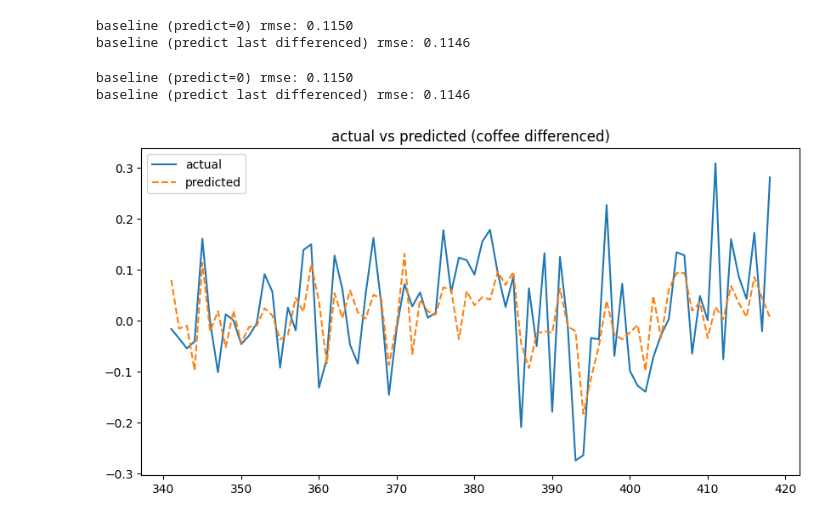
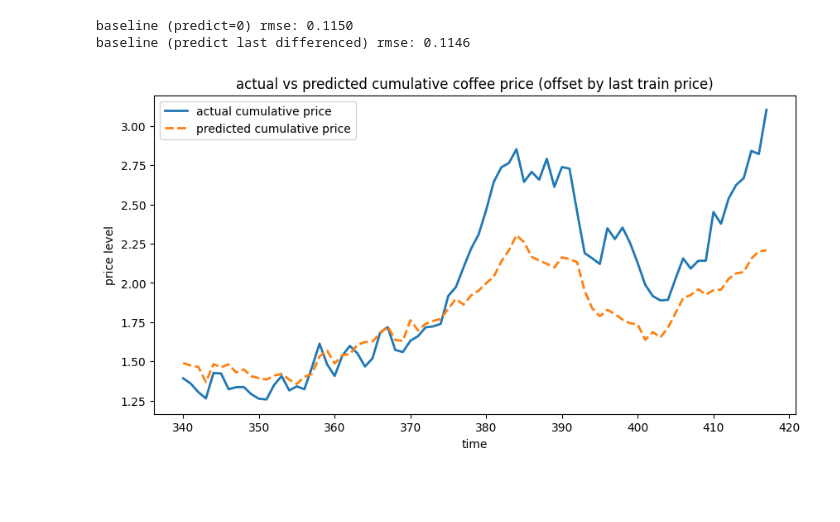
Before and after one commit to NicolasMSalas/eco395m_ml_coffee_trees, a Jupyter notebook: code/ridge_regression.ipynb, the cells around one changed output. Saved outputs shown, nothing was run; the diff lists cells and outputs as text; code cells hidden in the pictures; blank space fills up the shorter version.

Commit message:
updated ridge regression with correct graph

```diff
--- a/code/ridge_regression.ipynb
+++ b/code/ridge_regression.ipynb
@@ -11,15 +11,17 @@ from sklearn.experimental import enable_iterative_imputer
 from sklearn.impute import IterativeImputer
 # %%
 csv_path = os.path.abspath(os.path.join(os.getcwd(), '..', 'clean_data', 'main_df_clean.csv'))
-df = pd.read_csv(csv_path)
+df_original = pd.read_csv(csv_path)
 
-df["Date"] = pd.to_datetime(df["Date"], errors="coerce", format="%m/%Y")
-df["Date"] = pd.PeriodIndex(df["Date"], freq="M")
-df = df.sort_values("Date")
+df_original["Date"] = pd.to_datetime(df_original["Date"], errors="coerce", format="%m/%Y")
+df_original["Date"] = pd.PeriodIndex(df_original["Date"], freq="M")
+df_original = df_original.sort_values("Date").reset_index(drop=True)
 
+df = df_original.copy()
 numeric_cols = df.select_dtypes(include=[np.number]).columns
+
 df[numeric_cols] = df[numeric_cols].diff()
-df = df.iloc[1:]
+df = df.iloc[1:].reset_index(drop=True)
 
 df = df.dropna(axis='columns', how='all')
 
@@ -30,4 +32,7 @@ test_df = df.iloc[split_idx:].copy()
 imputer = IterativeImputer(random_state=42)
 train_df[numeric_cols] = imputer.fit_transform(train_df[numeric_cols])
 test_df[numeric_cols] = imputer.transform(test_df[numeric_cols])
+
+train_last_date = train_df["Date"].iloc[-1]
+last_train_price = df_original.loc[df_original["Date"] == train_last_date, "Coffee"].values[0]
 # %%
@@ -81,6 +85,14 @@ best alpha: 100, best rmse: 0.0950
 best_ridge = Ridge(alpha=best_alpha)
 best_ridge.fit(X_train_scaled, y_train)
 y_pred_test = best_ridge.predict(X_test_scaled)
+
+cumulative_actual = np.cumsum(y_test)
+cumulative_pred = np.cumsum(y_pred_test)
+
+offset_cum_actual = last_train_price + cumulative_actual
+offset_cum_pred = last_train_price + cumulative_pred
+
+test_idx = test_df.index[window_size:]
 
 mae = mean_absolute_error(y_test, y_pred_test)
 mse = mean_squared_error(y_test, y_pred_test)
@@ -108,25 +120,14 @@ print(f"baseline (predict last differenced) rmse: {rmse_last:.4f}")
 # %% [output]
 baseline (predict=0) rmse: 0.1150
 baseline (predict last differenced) rmse: 0.1146
-# %%
-y_pred_zero = np.zeros_like(y_test)
-rmse_zero = np.sqrt(mean_squared_error(y_test, y_pred_zero))
-print(f"baseline (predict=0) rmse: {rmse_zero:.4f}")
-
-last_train_diff = y_train[-1]
-y_pred_last = np.full_like(y_test, last_train_diff)
-rmse_last = np.sqrt(mean_squared_error(y_test, y_pred_last))
-print(f"baseline (predict last differenced) rmse: {rmse_last:.4f}")
-# %% [output]
-baseline (predict=0) rmse: 0.1150
-baseline (predict last differenced) rmse: 0.1146
 # %%
-plt.figure(figsize=(10,5))
-test_idx = test_df.index[window_size:]
-plt.plot(test_idx, y_test, label='actual')
-plt.plot(test_idx, y_pred_test, label='predicted', linestyle='--')
+plt.figure(figsize=(10, 5))
+plt.plot(test_idx, offset_cum_actual, label="actual cumulative price", linewidth=2)
+plt.plot(test_idx, offset_cum_pred, label="predicted cumulative price", linestyle="--", linewidth=2)
 plt.legend()
-plt.title("actual vs predicted (coffee differenced)")
+plt.xlabel("time")
+plt.ylabel("price level")
+plt.title("actual vs predicted cumulative coffee price (offset by last train price)")
 plt.show()
 # %% [output]
-[figure, old version]
+[figure, new version]
```
Also changed, not shown: parts of 2 cells of this notebook.
